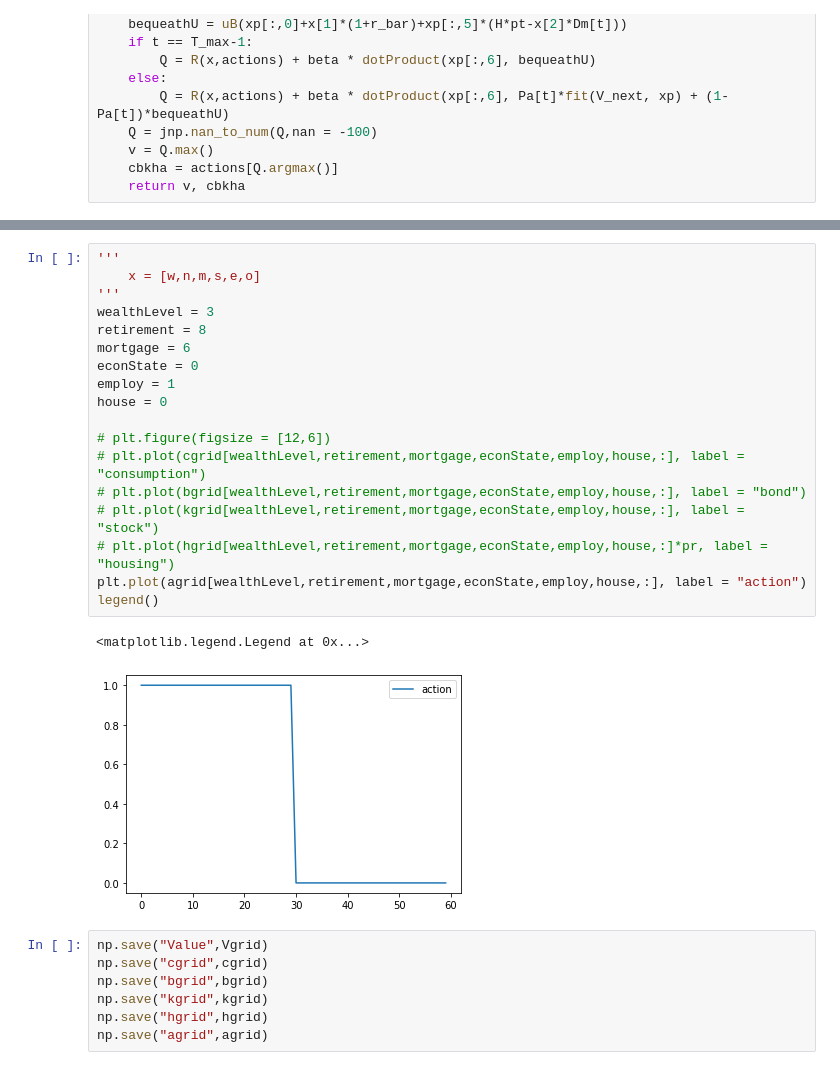
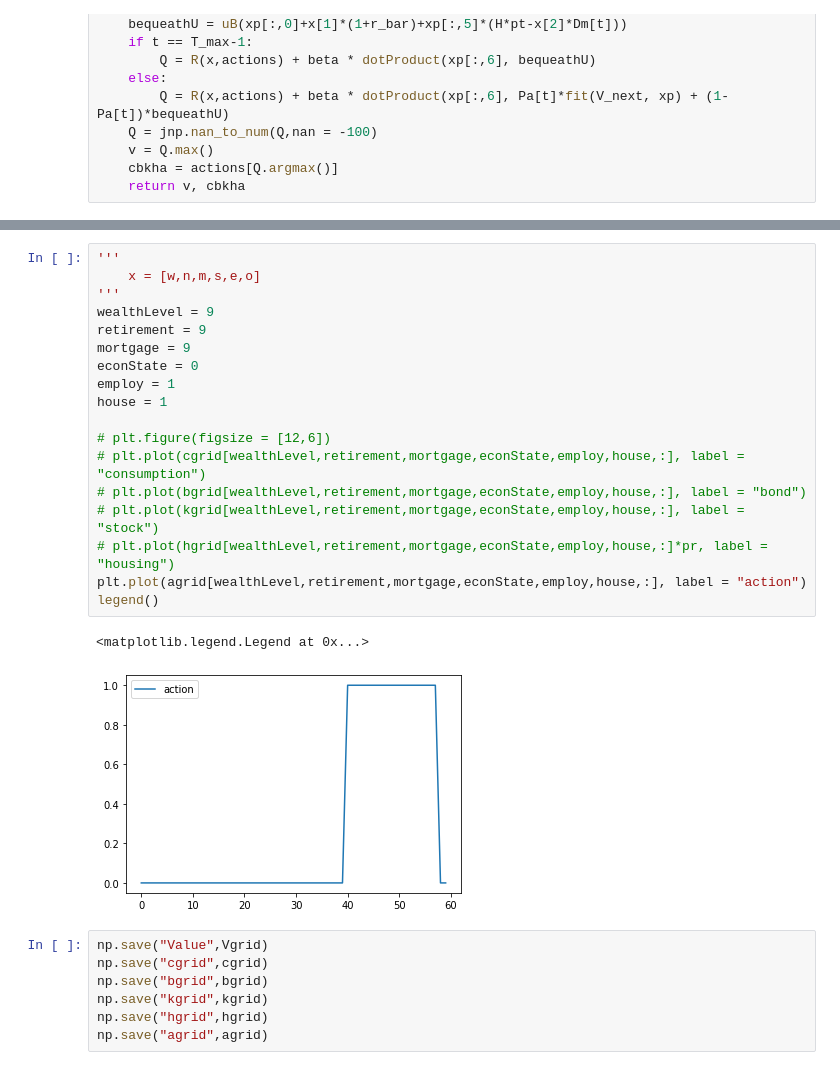
Before and after one commit to dongxulee/lifeCycle, a Jupyter notebook: 20210401/housing.ipynb, the cells around one changed output, grey strips where cells are left out. Saved outputs shown, nothing was run; the diff lists cells and outputs as text.

```diff
--- a/20210401/housing.ipynb
+++ b/20210401/housing.ipynb
@@ -244,24 +244,24 @@ Wall time: 51min 38s
 # %%
 '''
     x = [w,n,m,s,e,o]
 '''
-wealthLevel = 3
-retirement = 8
-mortgage = 6
+wealthLevel = 9
+retirement = 9
+mortgage = 9
 econState = 0
 employ = 1
-house = 0
+house = 1
 
 # plt.figure(figsize = [12,6])
 # plt.plot(cgrid[wealthLevel,retirement,mortgage,econState,employ,house,:], label = "consumption")
 # plt.plot(bgrid[wealthLevel,retirement,mortgage,econState,employ,house,:], label = "bond")
 # plt.plot(kgrid[wealthLevel,retirement,mortgage,econState,employ,house,:], label = "stock")
 # plt.plot(hgrid[wealthLevel,retirement,mortgage,econState,employ,house,:]*pr, label = "housing")
 plt.plot(agrid[wealthLevel,retirement,mortgage,econState,employ,house,:], label = "action")
 legend()
 # %% [output]
 <matplotlib.legend.Legend at 0x...>
-[figure, old version]
+[figure, new version]
 # %%
 np.save("Value",Vgrid)
 np.save("cgrid",cgrid)
```
Also changed, not shown: parts of 3 cells of this notebook, 3 other files.
